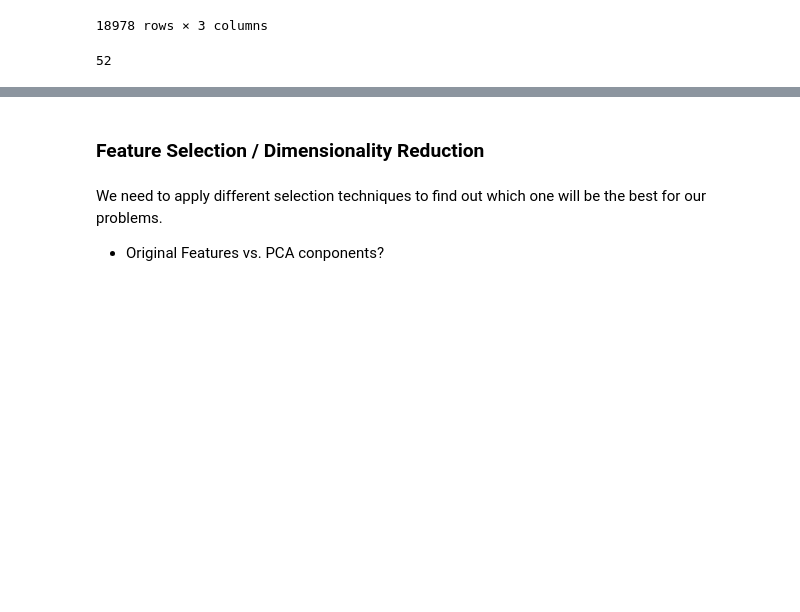
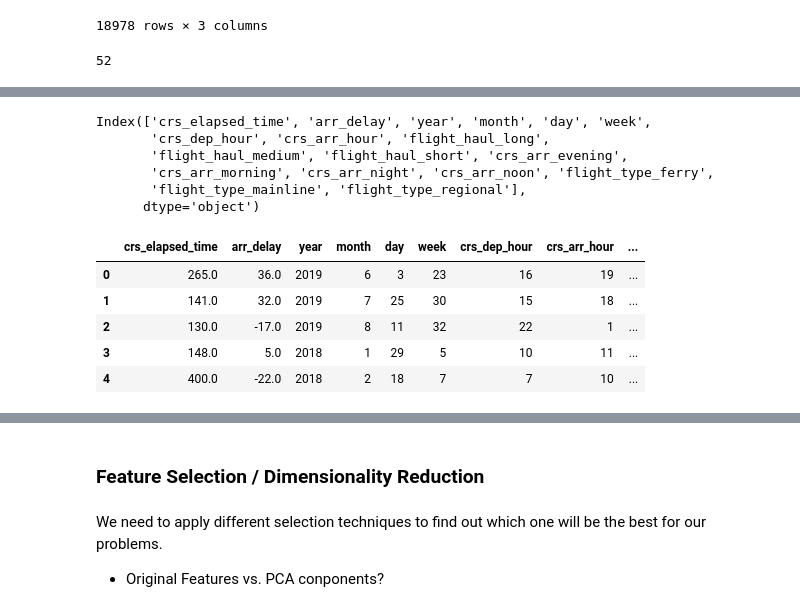
Before and after one commit to albina-m/LHL-Midterm-Flights, a Jupyter notebook: Albina-modeling.ipynb, the cells around one changed output, grey strips where cells are left out. Cells and saved outputs as stored; diff of their text form; code cells hidden in the pictures; blank space fills up the shorter version.

```diff
--- a/Albina-modeling.ipynb
+++ b/Albina-modeling.ipynb
@@ -343,0 +314,38 @@ pd.to_datetime(df_flights['fl_date']).dt.isocalendar().week.max()
+# %%
+df_flights2 = df_flights.copy()
+df_flights2 = df_flights2.drop(columns = ['fl_date','mkt_unique_carrier', 'op_unique_carrier',
+       'mkt_carrier_fl_num', 'tail_num', 'origin', 'origin_city_name', 'dest',
+       'dest_city_name', 'crs_dep_time', 'crs_arr_time','distance','flight_length','time_of_day','flight_type'])
+# %%
+df_flights2.columns
+# %% [output]
+Index(['crs_elapsed_time', 'arr_delay', 'year', 'month', 'day', 'week',
+       'crs_dep_hour', 'crs_arr_hour', 'flight_haul_long',
+       'flight_haul_medium', 'flight_haul_short', 'crs_arr_evening',
+       'crs_arr_morning', 'crs_arr_night', 'crs_arr_noon', 'flight_type_ferry',
+       'flight_type_mainline', 'flight_type_regional'],
+      dtype='object')
+# %%
+#early = 0, on-time = 1, delay = 2
+df_flights2['is_delay'] = np.select (
+    [
+     (df_flights2['arr_delay'] .between(-500, -1, inclusive=True)),
+     (df_flights2['arr_delay'].between(0, 0.99, inclusive=True)),
+     (df_flights2['arr_delay'].between(1, 500, inclusive=True)),
+    ],
+    [
+     0,
+     1,
+     2
+    ]
+                                    )
+#df_flights = pd.concat([df_flights,pd.get_dummies(df_flights['flight_type'], prefix = 'flight_type')], axis = 1)
+#print(df_flights.shape)
+df_flights2.head()
+# %% [output]
+|  | crs_elapsed_time | arr_delay | year | month | day | week | crs_dep_hour | crs_arr_hour | ... |
+| 0 | 265.0 | 36.0 | 2019 | 6 | 3 | 23 | 16 | 19 | ... |
+| 1 | 141.0 | 32.0 | 2019 | 7 | 25 | 30 | 15 | 18 | ... |
+| 2 | 130.0 | -17.0 | 2019 | 8 | 11 | 32 | 22 | 1 | ... |
+| 3 | 148.0 | 5.0 | 2018 | 1 | 29 | 5 | 10 | 11 | ... |
+| 4 | 400.0 | -22.0 | 2018 | 2 | 18 | 7 | 7 | 10 | ... |
```
Also changed, not shown: parts of 51 cells of this notebook.
